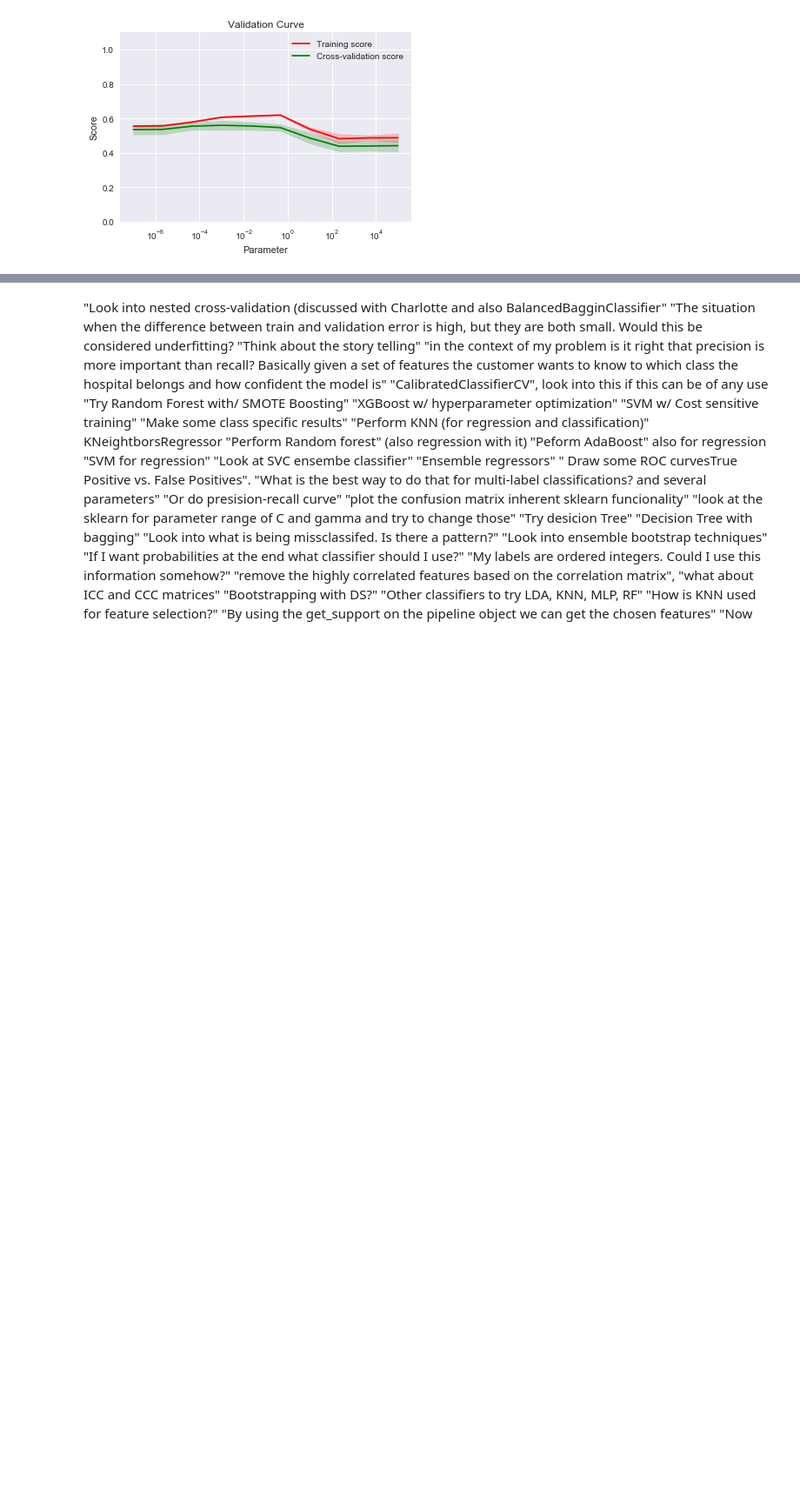
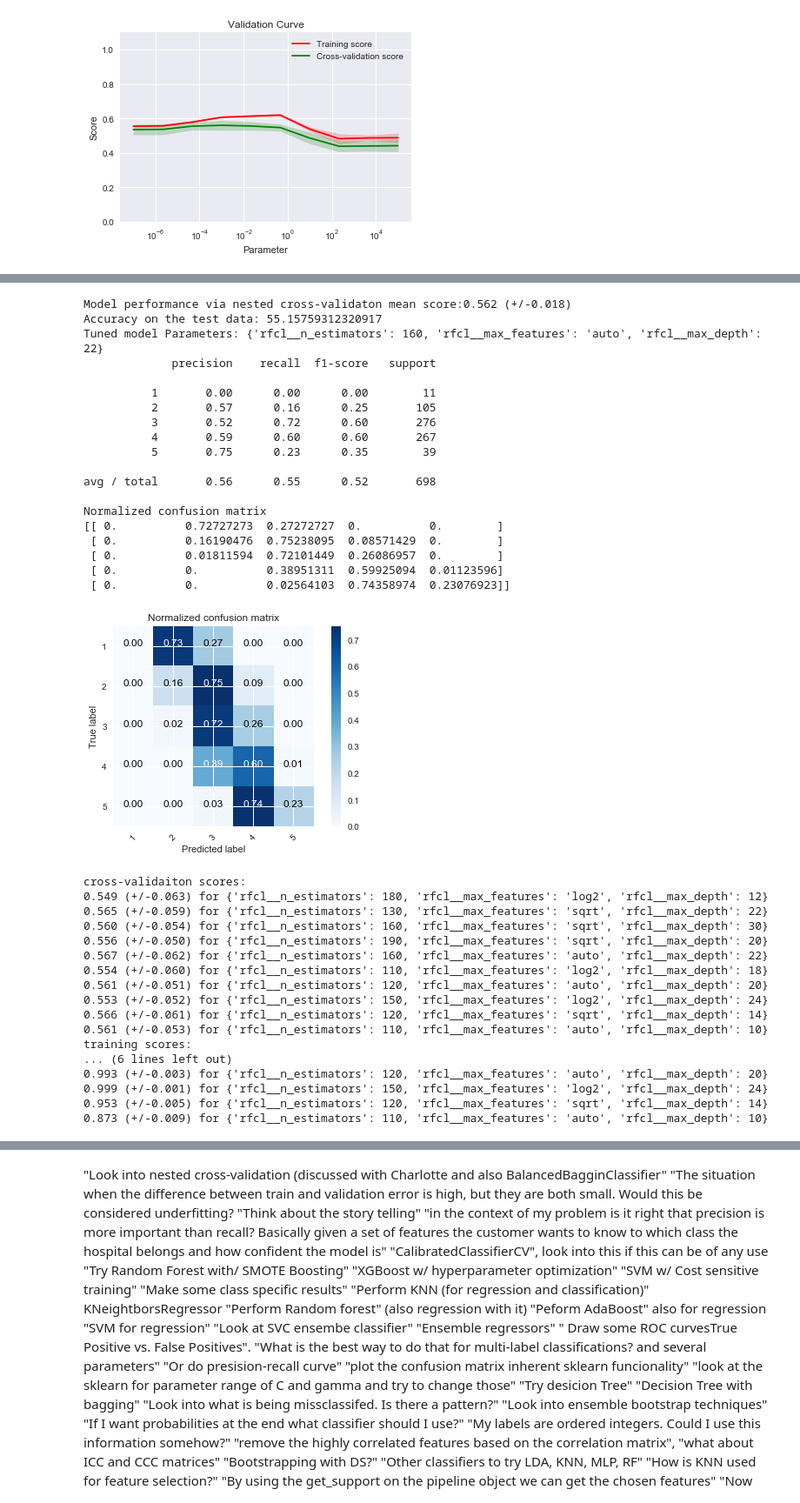
Before and after one commit to hmirzaee/Springboard, a Jupyter notebook: Capstone_1/Modeling/predictive_modeling.ipynb, the cells around one changed output, grey strips where cells are left out. Shown at 87% size. Cells and saved outputs as stored; diff of their text form; code cells hidden in the pictures; blank space fills up the shorter version.

```diff
--- a/Capstone_1/Modeling/predictive_modeling.ipynb
+++ b/Capstone_1/Modeling/predictive_modeling.ipynb
@@ -305,6 +305,7 @@ from matplotlib.pylab import rcParams
 from sklearn.model_selection import StratifiedKFold
 from sklearn.metrics import fbeta_score, make_scorer, precision_score, cohen_kappa_score, f1_score, recall_score, jaccard_similarity_score, mean_squared_error, explained_variance_score, mean_squared_log_error, r2_score, mean_absolute_error
 from sklearn.preprocessing import label_binarize
+from sklearn.ensemble import GradientBoostingClassifier
 
 #rcParams['figure.figsize'] = 20, 4
 score_func = precision_score
@@ -312,7 +313,7 @@ score_func = precision_score
 def apply_model(X, y, pipeline, parameters, classes = ['1', '2', '3', '4', '5'], kfold = 10, scoring = score_func,
                 valid_param_name=None, grid_score = True, valid_curve = False,  learn_curve = False, classification=True,
                 train_sizes=np.linspace(.1, 1.0, 5), feature_imp=False, feature_names=feature_names_all, nested = False,
-                resample = False, randomized_search = False, random_state=12):
+                resample = False, randomized_search = False, random_state=12, named_step ='gbm'):
 
     """fit the model to the data
        and print out the performance measures
@@ -340,6 +341,7 @@ def apply_model(X, y, pipeline, parameters, classes = ['1', '2', '3', '4', '5'],
     #scorer = make_scorer(score_func=score_func, average='micro', beta=0.5)
     #cv = GridSearchCV(pipeline, parameters, scoring=scorer, cv=kfold, return_train_score=True)
     clf = GridSearchCV(pipeline, parameters, scoring=scorer, cv=inner_cv, n_jobs=4)
+    #clf = GridSearchCV(pipeline, parameters, return_train_score=True)
     if randomized_search:
         clf = RandomizedSearchCV(pipeline, parameters, scoring=scorer, cv=inner_cv, n_jobs=4)
 
@@ -436,7 +438,7 @@ def apply_model(X, y, pipeline, parameters, classes = ['1', '2', '3', '4', '5'],
     if feature_imp:
         plt.figure()
         rcParams['figure.figsize'] = 20, 4
-        feat_imp = pd.Series(cv.best_estimator_feature_importances_, feature_names).sort_values(ascending=False)
+        feat_imp = pd.Series(clf.best_estimator_.named_steps[named_step].feature_importances_ , feature_names).sort_values(ascending=False)
         feat_imp.plot(kind='bar', title='Feature Importances')
         plt.ylabel('Feature Importance Score')
 
@@ -976,22 +964,55 @@ cnf_matrix, cv = apply_model(X_all, y, pipeline_rfrg, parameters_rfrg, classific
 # %%
 # Random Forest Classification
 from sklearn.ensemble import RandomForestClassifier
 
 steps_rfcl = [('imputatoin', Imputer(missing_values='NaN', strategy='most_frequent', axis=0)),
                ('scaler', StandardScaler()),
-               ('rfcl', RandomForestClassifier(random_state=0, class_weight = 'balanced'))]
+               ('rfcl', RandomForestClassifier(random_state=0, bootstrap=True, criterion='gini'))]
 pipeline_rfcl = Pipeline(steps_rfcl)
 
-parameters_rfcl = {'rfcl__max_depth':np.arange(2,128, 20),
-                   'rfcl__n_estimators':np.arange(10,200, 10),
+parameters_rfcl = {'rfcl__max_depth':np.arange(2, 32, 2),
+                   'rfcl__n_estimators':np.arange(100, 200, 10),
                    'rfcl__max_features':["auto", "sqrt", "log2"]}
 
-cnf_matrix, cv = apply_model(X_all, y, pipeline_rfcl, parameters_rfcl, valid_param_name='rfcl__max_depth',
-                             valid_curve = 0, learn_curve = 0, classification=1)
-
-# Plot the confusion matrix
-class_names = ['1', '2', '3', '4', '5']
-plt.figure()
-plot_confusion_matrix(cnf_matrix, classes=class_names, normalize=True,
-                      title='Normalized confusion matrix')
-plt.show()
+score_func = f1_score
+cnf_matrix, cv = apply_model(X_all, y, pipeline_rfcl, parameters_rfcl, scoring = score_func,
+                             valid_param_name = 'rfrg__n_estimators', valid_curve=0, learn_curve = 0,
+                             nested = True, classification=1, randomized_search = True, random_state = 12)
+# %% [output]
+Model performance via nested cross-validaton mean score:0.562 (+/-0.018)
+Accuracy on the test data: 55.15759312320917
+Tuned model Parameters: {'rfcl__n_estimators': 160, 'rfcl__max_features': 'auto', 'rfcl__max_depth': 22}
+             precision    recall  f1-score   support
+
+          1       0.00      0.00      0.00        11
+          2       0.57      0.16      0.25       105
+          3       0.52      0.72      0.60       276
+          4       0.59      0.60      0.60       267
+          5       0.75      0.23      0.35        39
+
+avg / total       0.56      0.55      0.52       698
+
+Normalized confusion matrix
+[[ 0.          0.72727273  0.27272727  0.          0.        ]
+ [ 0.          0.16190476  0.75238095  0.08571429  0.        ]
+ [ 0.          0.01811594  0.72101449  0.26086957  0.        ]
+ [ 0.          0.          0.38951311  0.59925094  0.01123596]
+ [ 0.          0.          0.02564103  0.74358974  0.23076923]]
+[figure, added]
+cross-validaiton scores:
+0.549 (+/-0.063) for {'rfcl__n_estimators': 180, 'rfcl__max_features': 'log2', 'rfcl__max_depth': 12}
+0.565 (+/-0.059) for {'rfcl__n_estimators': 130, 'rfcl__max_features': 'sqrt', 'rfcl__max_depth': 22}
+0.560 (+/-0.054) for {'rfcl__n_estimators': 160, 'rfcl__max_features': 'sqrt', 'rfcl__max_depth': 30}
+0.556 (+/-0.050) for {'rfcl__n_estimators': 190, 'rfcl__max_features': 'sqrt', 'rfcl__max_depth': 20}
+0.567 (+/-0.062) for {'rfcl__n_estimators': 160, 'rfcl__max_features': 'auto', 'rfcl__max_depth': 22}
+0.554 (+/-0.060) for {'rfcl__n_estimators': 110, 'rfcl__max_features': 'log2', 'rfcl__max_depth': 18}
+0.561 (+/-0.051) for {'rfcl__n_estimators': 120, 'rfcl__max_features': 'auto', 'rfcl__max_depth': 20}
+0.553 (+/-0.052) for {'rfcl__n_estimators': 150, 'rfcl__max_features': 'log2', 'rfcl__max_depth': 24}
+0.566 (+/-0.061) for {'rfcl__n_estimators': 120, 'rfcl__max_features': 'sqrt', 'rfcl__max_depth': 14}
+0.561 (+/-0.053) for {'rfcl__n_estimators': 110, 'rfcl__max_features': 'auto', 'rfcl__max_depth': 10}
+training scores:
+... (6 lines left out)
+0.993 (+/-0.003) for {'rfcl__n_estimators': 120, 'rfcl__max_features': 'auto', 'rfcl__max_depth': 20}
+0.999 (+/-0.001) for {'rfcl__n_estimators': 150, 'rfcl__max_features': 'log2', 'rfcl__max_depth': 24}
+0.953 (+/-0.005) for {'rfcl__n_estimators': 120, 'rfcl__max_features': 'sqrt', 'rfcl__max_depth': 14}
+0.873 (+/-0.009) for {'rfcl__n_estimators': 110, 'rfcl__max_features': 'auto', 'rfcl__max_depth': 10}
```
Also changed, not shown: parts of 27 cells of this notebook.
